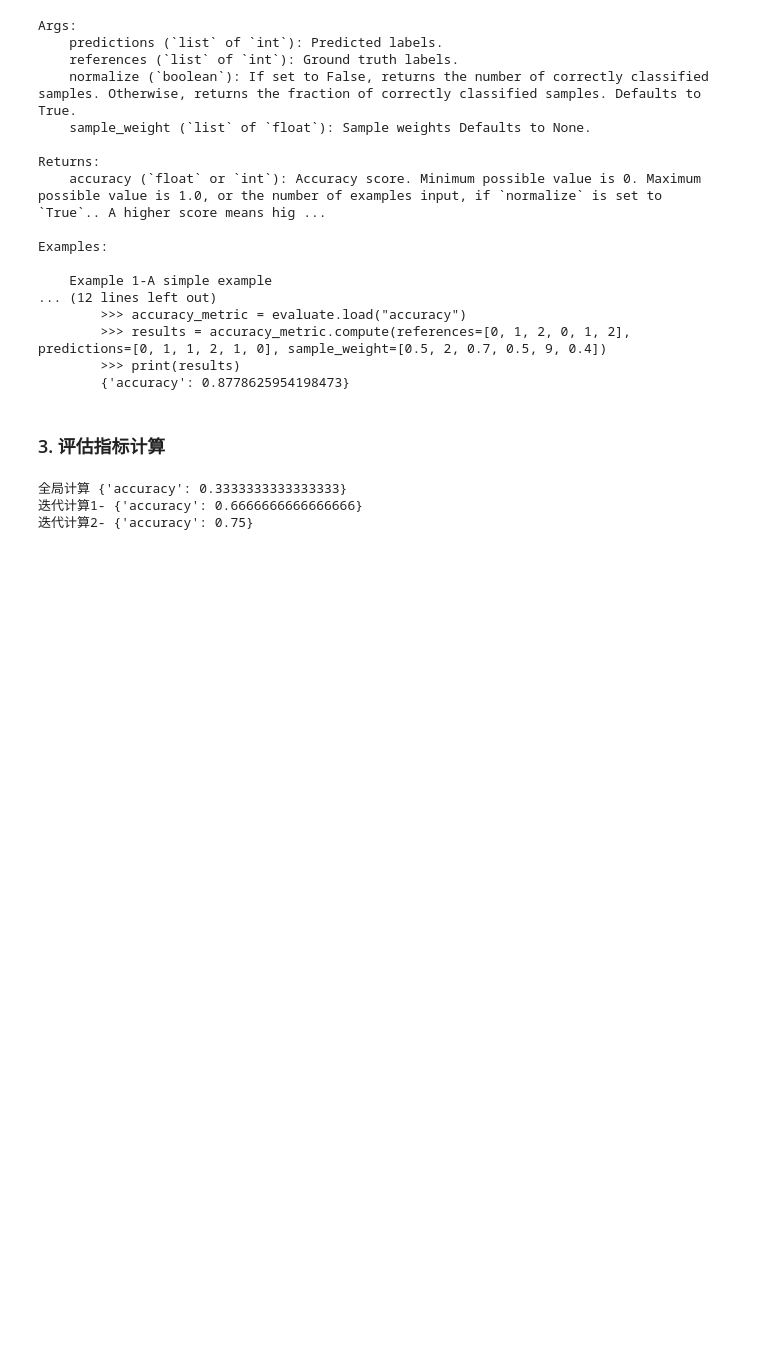
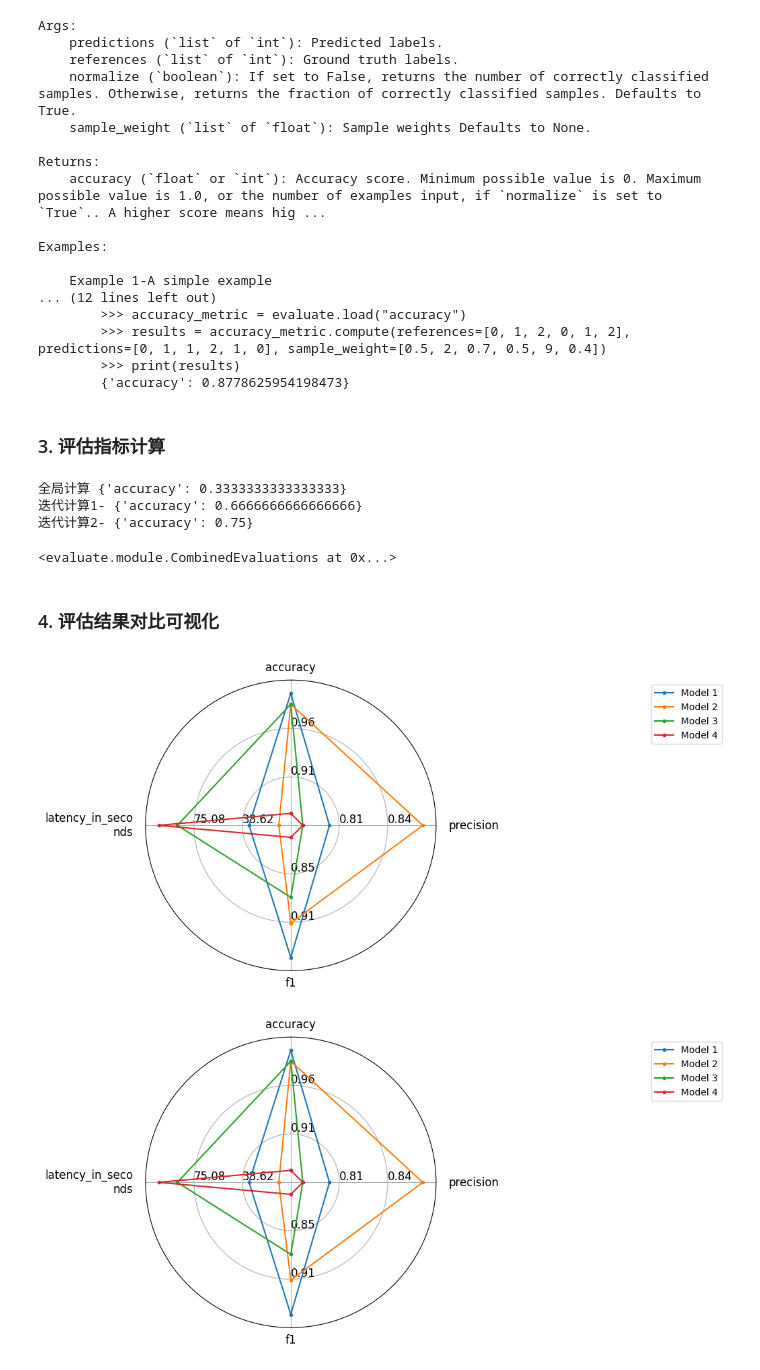
Before and after one commit to wwj520/transformers_learn, a Jupyter notebook: 05-evaluate/evaluate.ipynb, the cells around one changed output. Saved outputs shown, nothing was run; the diff lists cells and outputs as text; code cells hidden in the pictures; blank space fills up the shorter version.

Commit message:
evaluate

```diff
--- a/05-evaluate/evaluate.ipynb
+++ b/05-evaluate/evaluate.ipynb
@@ -96,8 +96,26 @@ for ref, pre in zip([[0,1],[0,1]], [[0,1],[1,1]]):
 x3 = accuracy.compute()
 print("迭代计算2-", x3)
 
-#
+# 多个评估指标计算
+clf_metrics = evaluate.combine(["accuracy", "f1", "recall", "precision"])
+clf_metrics
 # %% [output]
 全局计算 {'accuracy': 0.3333333333333333}
 迭代计算1- {'accuracy': 0.6666666666666666}
 迭代计算2- {'accuracy': 0.75}
+<evaluate.module.CombinedEvaluations at 0x...>
+# %% [markdown]
+### 4. 评估结果对比可视化
+# %%
+from evaluate.visualization import radar_plot
+data = [
+   {"accuracy": 0.99, "precision": 0.8, "f1": 0.95, "latency_in_seconds": 33.6},
+   {"accuracy": 0.98, "precision": 0.87, "f1": 0.91, "latency_in_seconds": 11.2},
+   {"accuracy": 0.98, "precision": 0.78, "f1": 0.88, "latency_in_seconds": 87.6},
+   {"accuracy": 0.88, "precision": 0.78, "f1": 0.81, "latency_in_seconds": 101.6}
+   ]
+model_names = ["Model 1", "Model 2", "Model 3", "Model 4"]
+radar_plot(data=data, model_names=model_names)
+# %% [output]
+[figure, added]
+[figure, added]
```
Also changed, not shown: 2 other files.
